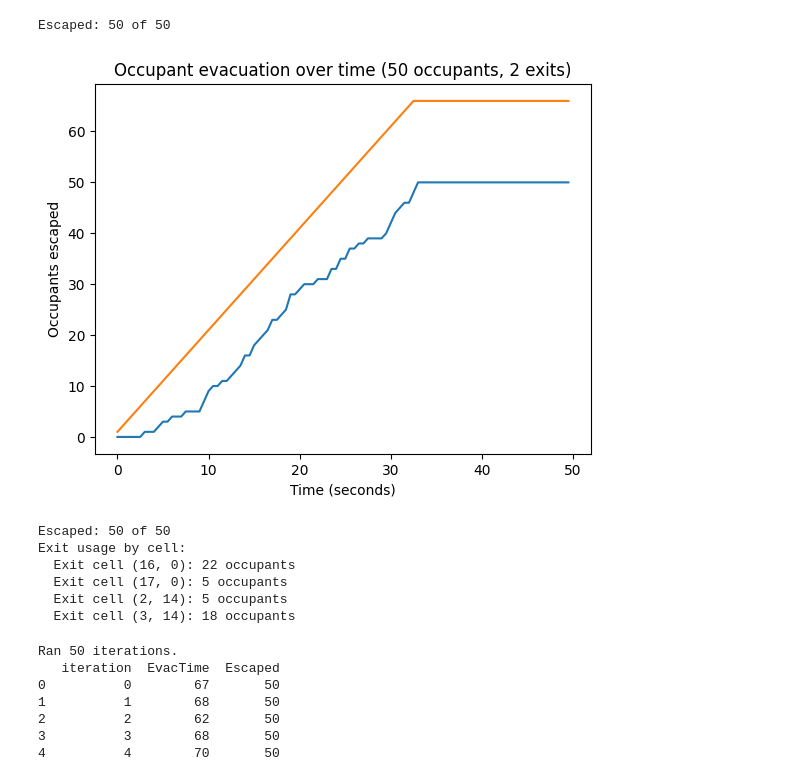
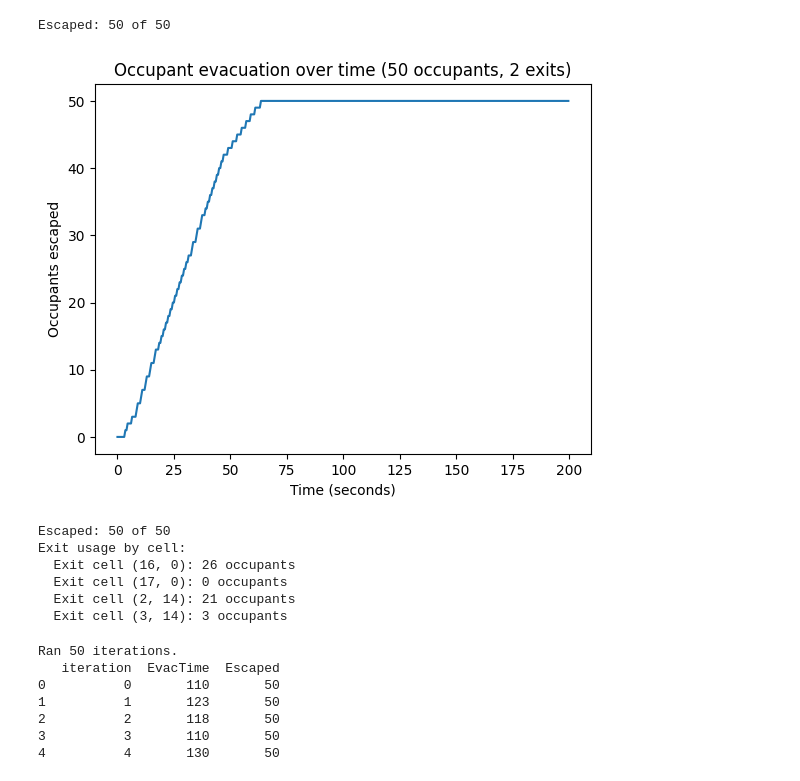
Before and after one commit to njlagana/fire_egress_sim, a Jupyter notebook: fire_sim_v1.ipynb, the cells around one changed output. Saved outputs shown, nothing was run; the diff lists cells and outputs as text; code cells hidden in the pictures.

Commit message:
Add realistic door-flow congestion (0.5 persons/m/s); evac time 58s, variance 3x higher

```diff
--- a/fire_sim_v1.ipynb
+++ b/fire_sim_v1.ipynb
@@ -13,6 +13,11 @@ GRID_HEIGHT = 15
 # --- Exit locations (list of (x, y) cells), from your sketch ---
 # Exit 1: bottom-right.  Exit 2: top-left.
 EXITS = [(16, 0), (17, 0), (2, 14), (3, 14)]
+
+# Effective door flow under crowded egress: ~0.5 persons/m/s (below the
+# 1.3/m/s theoretical max, reflecting density-induced friction per SFPE).
+# 1m door * 0.5/m/s * 0.5 s/step = 0.25 persons/step/door.
+EXIT_FLOW_PER_STEP = 0.25
 # %%
 class OccupantAgent(mesa.Agent):
     def __init__(self, model):
@@ -64,11 +69,16 @@ class OccupantAgent(mesa.Agent):
             best = min(valid, key=lambda c: self._dist(c, target))
             self.model.grid.move_agent(self, best)
 
-        # 5. If I'm now on an exit cell, I've escaped — and record which exit.
+        # 5. If I'm on an exit cell, try to pass through — but only if the
+        #    door has enough flow budget. Otherwise I wait here (congestion).
         if self.pos in self.model.exits:
-            self.state = "escaped"
-            self.model.exit_usage[self.pos] += 1   # tally this exit
-            self.model.grid.remove_agent(self)
+            door = self.model.cell_to_door[self.pos]      # which door am I at?
+            if self.model.door_budget[door] >= 1.0:        # is there capacity?
+                self.model.door_budget[door] -= 1.0        # spend 1 person of budget
+                self.state = "escaped"
+                self.model.exit_usage[self.pos] += 1
+                self.model.grid.remove_agent(self)
+            # else: budget too low this step — stay put, try again next step
 
     # Helper: distance between any two cells (used in step 4).
     def _dist(self, a, b):
@@ -133,32 +170,38 @@ def evacuation_time_steps(model):
     return model.steps
 # %%
 model = BuildingModel(50)
-for i in range(100):
+for i in range(400):
     model.step()
 print(f"Escaped: {model.escaped_count} of 50")
 # %% [output]
 Escaped: 50 of 50
 # %%
-# Pull the model-level time series: how many had escaped at each step.
+# Pull the model-level time series from the single-run model above.
+# get_model_vars_dataframe() returns a table with one row per step
+# and one column per reporter ("Escaped" and "EvacTime").
 data = model.datacollector.get_model_vars_dataframe()
 
 # Convert the step index into real seconds using our scale constant,
-# so the x-axis is meaningful (seconds), not abstract steps.
+# so the x-axis reads in seconds rather than abstract steps.
 data.index = data.index * SECONDS_PER_STEP
 
-# Plot escaped-over-time.
-data.plot(
+# Plot ONLY the "Escaped" column. (Without ["Escaped"], pandas would
+# plot every column, including EvacTime, which is why a stray second
+# line appeared before — that orange line was the step counter, not
+# an occupant count.)
+data["Escaped"].plot(
     title="Occupant evacuation over time (50 occupants, 2 exits)",
     xlabel="Time (seconds)",
     ylabel="Occupants escaped",
     legend=False,
 )
+
 plt.show()
 # %% [output]
-[figure, old version]
+[figure, new version]
 # %%
 model = BuildingModel(50)
-for i in range(100):
+for i in range(400):
     model.step()
 
 print(f"Escaped: {model.escaped_count} of 50")
@@ -168,10 +211,10 @@ for cell, count in model.exit_usage.items():
 # %% [output]
 Escaped: 50 of 50
 Exit usage by cell:
-  Exit cell (16, 0): 22 occupants
-  Exit cell (17, 0): 5 occupants
-  Exit cell (2, 14): 5 occupants
-  Exit cell (3, 14): 18 occupants
+  Exit cell (16, 0): 26 occupants
+  Exit cell (17, 0): 0 occupants
+  Exit cell (2, 14): 21 occupants
+  Exit cell (3, 14): 3 occupants
 # %%
 import pandas as pd
 
@@ -183,7 +226,7 @@ results = mesa.batch_run(
     BuildingModel,          # the model CLASS (not an instance)
     parameters=params,
     iterations=50,          # run the whole sim 50 separate times
-    max_steps=150,          # each run halts at 150 steps if not done
+    max_steps=400,          # each run halts at 150 steps if not done
     number_processes=1,     # 1 = simplest; avoids Windows multiprocessing issues
     data_collection_period=-1,  # -1 = only collect at the END of each run
     display_progress=True,  # show a progress bar
@@ -196,11 +239,11 @@ print(results_df[["iteration", "EvacTime", "Escaped"]].head())
 # %% [output]
 Ran 50 iterations.
    iteration  EvacTime  Escaped
-0          0        67       50
-1          1        68       50
-2          2        62       50
-3          3        68       50
-4          4        70       50
+0          0       110       50
+1          1       123       50
+2          2       118       50
+3          3       110       50
+4          4       130       50
 # %%
 # Pull the evacuation-time column across all 50 runs.
 evac_times = results_df["EvacTime"]
```
Also changed, not shown: parts of 3 cells of this notebook.
